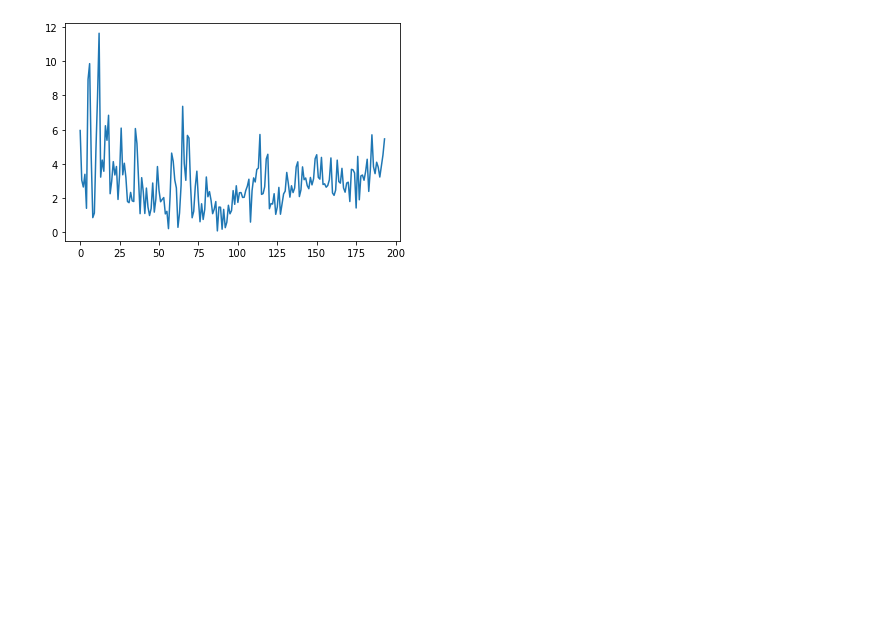
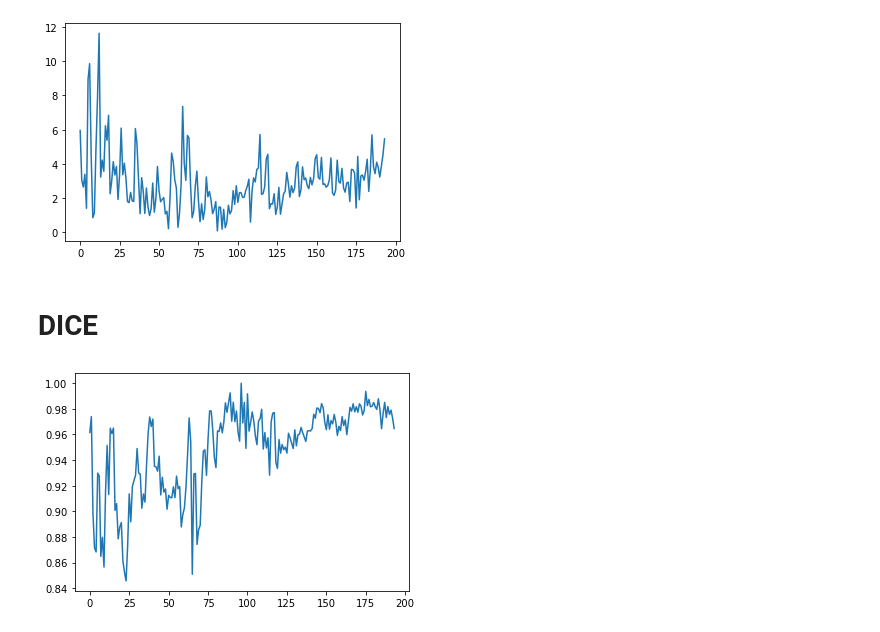
Before and after one commit to pt0m/project_cv, a Jupyter notebook: predict.ipynb, the cells around one changed output. Saved outputs shown, nothing was run; the diff lists cells and outputs as text; code cells hidden in the pictures; blank space fills up the shorter version.

```diff
--- a/predict.ipynb
+++ b/predict.ipynb
@@ -52,3 +54,35 @@ plt.show()
 [figure]
 # %%
 np.save(f'team7-{NAME}-centroids.npy', centroids_distances)
+# %% [markdown]
+# DICE
+# %%
+def mask_from_bbox(shape, bbox):
+    mask = np.zeros(shape)
+    x, y, w, h  = bbox
+    mask[x:x+w,y:y+h] = 1
+    return mask
+# %%
+def dice_score(outputs, targets, ratio=0.5):
+    outputs = outputs.flatten()
+    targets = targets.flatten()
+    outputs[outputs > ratio] = np.float32(1)
+    outputs[outputs < ratio] = np.float32(0)
+    return float(2 * (targets * outputs).sum())/float(targets.sum() + outputs.sum())
+# %%
+def compute_dices_sequence(shape, gt_bboxes, pred_bboxes):
+    dices = []
+    for gt_bbox, pred_bbox in zip(gt_bboxes[1:], pred_bboxes[1:]):
+        gt_bbox   = list(map(int, gt_bbox))
+        pred_bbox = list(map(int, pred_bbox))
+        gt_mask   = mask_from_bbox(shape, gt_bbox)
+        pred_mask = mask_from_bbox(shape, pred_bbox)
+        dices.append(dice_score(pred_mask, gt_mask))
+    return dices
+# %%
+dices = compute_dices_sequence(imgs[0].shape, gt_bboxes, pred_bboxes)
+# %%
+plt.plot(dices)
+plt.show()
+# %% [output]
+[figure, added]
```
Also changed, not shown: parts of 3 cells of this notebook.
